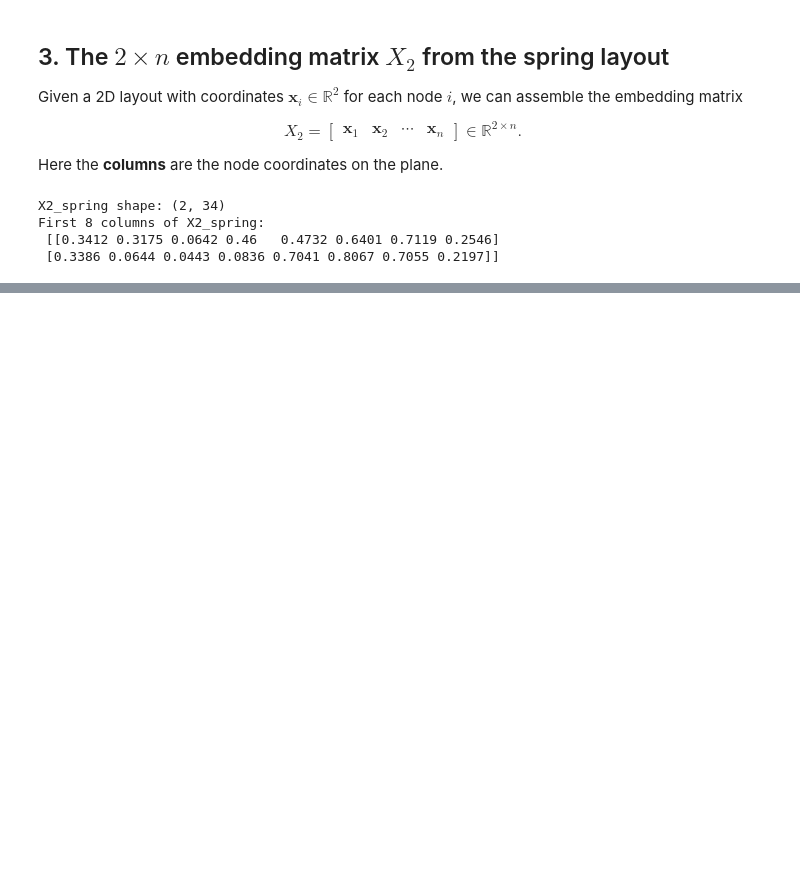
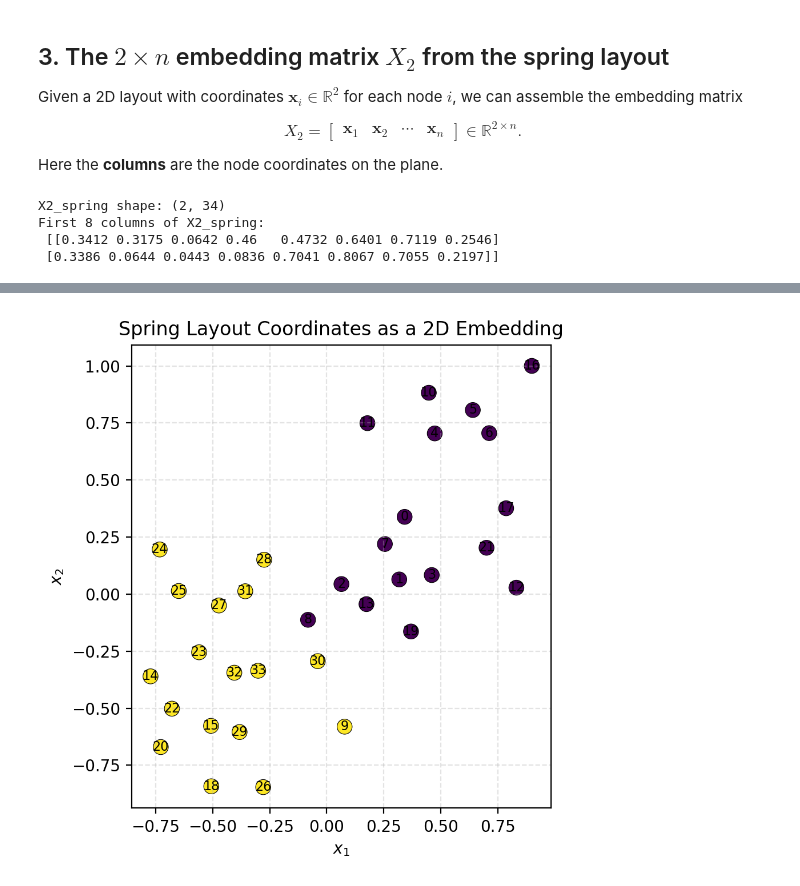
Before and after one commit to vmpreciado/DS4CN, a Jupyter notebook: karate_distance_based_embeddings.ipynb, the cells around one changed output, grey strips where cells are left out. Drawn from its saved outputs; the diff is of its cells as text; code cells hidden in the pictures; blank space fills up the shorter version.

```diff
--- a/karate_distance_based_embeddings.ipynb
+++ b/karate_distance_based_embeddings.ipynb
@@ -176,0 +123,37 @@ Heatmaps help us see the qualitative structure of each distance. Distances that
+# %%
+# ------------------------------------------------------------
+# 2D scatter plot of node coordinates (embedding view)
+# ------------------------------------------------------------
+
+# Extract coordinates from the spring layout
+x_vals = X2_spring[0, :]
+y_vals = X2_spring[1, :]
+
+plt.figure(figsize=(7, 5), dpi=200)
+
+# Scatter plot (colored by ground-truth faction for reference)
+plt.scatter(
+    x_vals,
+    y_vals,
+    c=node_colors,
+    s=90,
+    edgecolors="black",
+    linewidths=0.4,
+)
+
+# Optional: annotate node indices (comment out if too busy)
+for i in range(n):
+    plt.text(x_vals[i], y_vals[i], str(i), fontsize=8, ha="center", va="center")
+
+plt.xlabel(r"$x_1$")
+plt.ylabel(r"$x_2$")
+plt.title("Spring Layout Coordinates as a 2D Embedding")
+plt.grid(True, linestyle="--", alpha=0.35)
+
+# Equal aspect helps interpret distances geometrically
+plt.gca().set_aspect("equal", adjustable="box")
+
+plt.tight_layout()
+plt.show()
+# %% [output]
+[figure, added]
```
Also changed, not shown: parts of 26 cells of this notebook.
